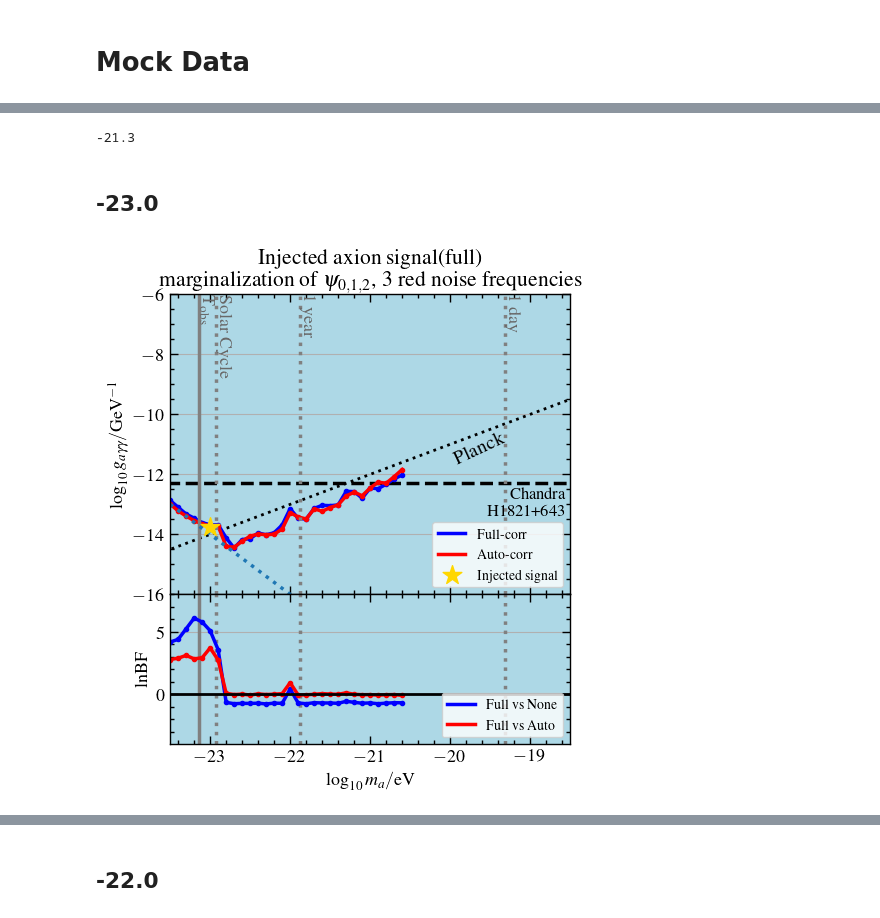
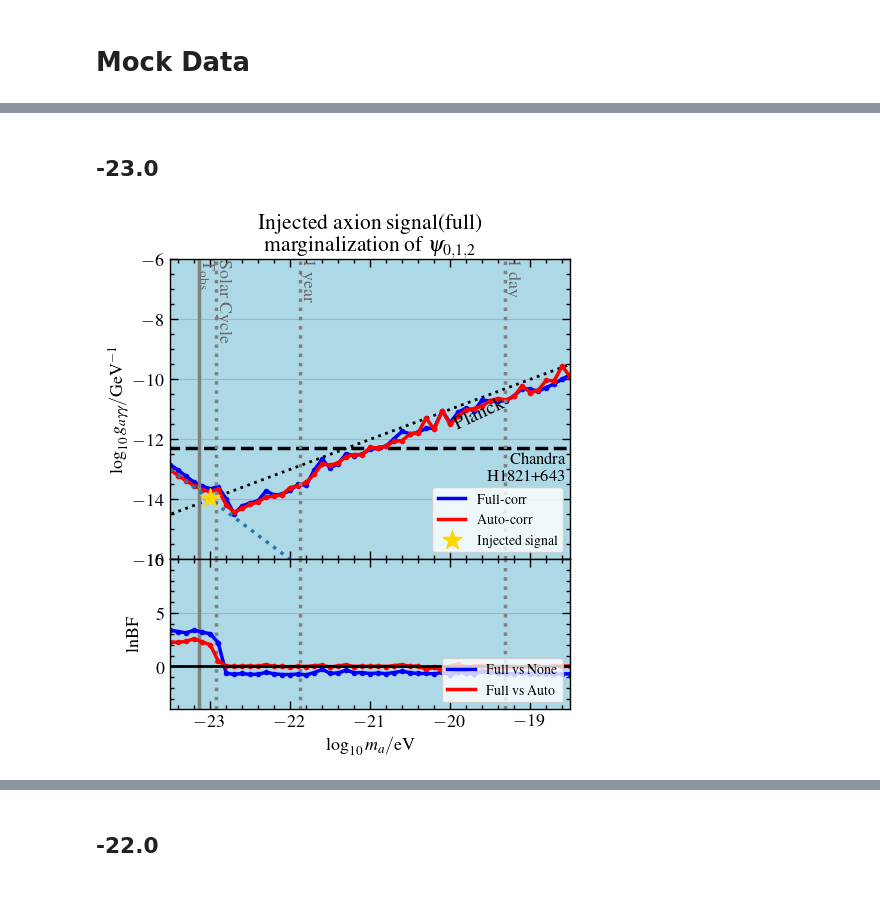
Before and after one commit to XueXiao-Physics/PPA, a Jupyter notebook: 2_Result.ipynb, the cells around one changed output, grey strips where cells are left out. Saved outputs shown, nothing was run; the diff lists cells and outputs as text; code cells hidden in the pictures.

```diff
--- a/2_Result.ipynb
+++ b/2_Result.ipynb
@@ -138,7 +138,7 @@ def make_bf_plot(ax,l10ma,lbf_af,lbf_nf):
 
     #fig , ax = plt.subplots(figsize=(5,3))
     ymin = -4
-    ymax = 20
+    ymax = 10
     plot_timescales( ax,ymin,ymax,annotate=False)
 
     try:
@@ -539,59 +480,69 @@ array([ 0,  1,  2,  3,  4,  5,  6,  7,  8,  9, 10, 11, 29, 42])
-# %%
-l10ma[22]
-# %% [output]
--21.3
 # %% [markdown]
 ## -23.0
 # %%
 # True
 fig,axes = plt.subplots(2,1,figsize=(5,6),sharex=True,gridspec_kw={'height_ratios': [4, 2]})
 lbf_nf = None; lbf_af = None; ul_auto= None; ul_full=None;
 plt.subplots_adjust(left=0.15,
                     bottom=0.10,
                     right=0.95,
                     top=0.85,
                     wspace=0.0,
                     hspace=0.0)
 
 
-l10ma = np.arange(0,30)*0.1 -23.5
+l10ma = np.arange(0,51)*0.1 -23.5
 
 
-ul_auto = np.array([-1.247, -1.576, -1.848, -2.099, -2.317, -2.467, -2.579, -3.358,
-       -3.486, -3.386, -3.314, -3.348, -3.469, -3.552, -3.479, -3.034,
-       -3.275, -3.445, -3.204, -3.389, -3.362, -3.374, -3.175, -3.15 ,
-       -3.369, -3.212, -3.118, -3.251, -3.133, -2.995])
+ul_auto = np.array([-1.269, -1.563, -1.837, -2.103, -2.336, -2.501, -2.515, -3.142,
+       -3.489, -3.461, -3.423, -3.443, -3.369, -3.452, -3.495, -3.365,
+       -3.4  , -3.387, -3.227, -2.962, -3.116, -3.139, -3.031, -3.063,
+       -3.163, -3.026, -3.14 , -3.181, -3.118, -3.197, -3.073, -3.138,
+       -2.745, -3.227, -2.707, -3.258, -3.087, -2.977, -3.029, -3.047,
+       -2.973, -2.995, -3.145, -3.121, -2.868, -3.195, -3.218, -2.991,
+       -3.105, -2.713, -3.17 ])
 
-ul_full = np.array([-1.125, -1.454, -1.781, -2.016, -2.264, -2.437, -2.537, -3.074,
-       -3.514, -3.33 , -3.401, -3.31 , -3.471, -3.502, -3.344, -2.899,
-       -3.325, -3.448, -3.191, -3.189, -3.3  , -3.375, -3.023, -3.131,
-       -3.451, -3.214, -3.333, -3.285, -3.207, -3.178])
+ul_full = np.array([-1.097, -1.385, -1.688, -1.988, -2.21 , -2.405, -2.436, -2.941,
+       -3.535, -3.374, -3.379, -3.399, -3.173, -3.416, -3.484, -3.459,
+       -3.351, -3.492, -3.084, -2.821, -3.21 , -3.168, -2.935, -3.102,
+       -3.149, -3.087, -3.131, -3.183, -3.03 , -2.892, -3.076, -3.127,
+       -3.087, -3.182, -2.705, -3.2  , -2.952, -2.917, -3.107, -2.841,
+       -2.979, -3.085, -3.163, -3.105, -2.963, -3.079, -3.252, -3.231,
+       -3.207, -3.146, -3.106])
 
-
-axes[0].scatter(-23,l10S_to_l10ga(-2.5,-23),s=200,marker="*",color="gold",zorder=4,alpha=1,label="Injected signal")
+axes[0].scatter(-23,l10S_to_l10ga(-2.7,-23),s=200,marker="*",color="gold",zorder=4,alpha=1,label="Injected signal")
 axes[0].set_facecolor('lightblue')
 make_ul_plot(axes[0],l10ma,ul_auto,ul_full)
-axes[0].set_title("Injected axion signal(full)\n"+r"marginalization of $\psi_{0,1,2}$, 3 red noise frequencies")
+axes[0].set_title("Injected axion signal(full)\n"+r"marginalization of $\psi_{0,1,2}$")
 axes[0].plot(l10ma , -13-2*(l10ma+23.5),':')
 
 
-lbf_af = np.array([ 2.785e+00,  2.895e+00,  3.115e+00,  2.838e+00,  2.929e+00,
-        3.715e+00,  2.742e+00,  8.263e-02, -1.916e-02,  1.790e-02,
-       -5.611e-02,  3.892e-02, -1.718e-02,  1.482e-02,  5.375e-02,
-        9.312e-01, -5.362e-02, -3.660e-02,  2.021e-03,  5.851e-02,
-        2.321e-02,  3.748e-03,  1.222e-01,  5.138e-03, -2.961e-02,
-       -2.337e-02, -6.189e-02, -2.931e-02, -1.942e-02, -8.267e-02])
+lbf_af = np.array([ 2.294e+00,  2.251e+00,  2.354e+00,  2.596e+00,  2.288e+00,
+        2.044e+00,  5.288e-01,  4.083e-02,  4.254e-03,  1.689e-02,
+        4.711e-02,  1.317e-02,  1.823e-01,  1.810e-03,  7.737e-03,
+       -3.525e-02,  1.942e-02, -3.909e-03,  8.338e-02,  1.050e-01,
+       -4.707e-02,  6.227e-02,  1.480e-01, -9.809e-04,  3.684e-02,
+        2.438e-03,  4.088e-02, -2.282e-03,  8.752e-02,  1.646e-01,
+        1.820e-02,  5.231e-02, -2.773e-01, -7.316e-02, -3.608e-01,
+        4.382e-02,  2.356e-01, -9.215e-02,  6.151e-02,  7.337e-02,
+       -1.054e-01, -7.160e-02, -6.645e-02, -7.458e-02, -2.423e-02,
+        1.041e-02,  4.155e-02, -1.040e-01,  7.293e-02,  4.610e-02,
+        4.135e-02])
 
 
-lbf_nf = np.array([ 4.182,  4.402,  5.248,  6.101,  5.784,  5.093,  3.566, -0.644,
-       -0.749, -0.722, -0.725, -0.709, -0.768, -0.704, -0.718,  0.426,
-       -0.688, -0.752, -0.669, -0.687, -0.692, -0.717, -0.555, -0.64 ,
-       -0.709, -0.687, -0.751, -0.704, -0.669, -0.675])
+
+lbf_nf = np.array([ 3.405,  3.249,  3.144,  3.391,  3.208,  3.055,  2.234, -0.633,
+       -0.729, -0.654, -0.741, -0.722, -0.543, -0.681, -0.752, -0.748,
+       -0.709, -0.776, -0.575, -0.276, -0.628, -0.613, -0.338, -0.582,
+       -0.571, -0.657, -0.616, -0.668, -0.566, -0.436, -0.584, -0.653,
+       -0.648, -0.685, -0.56 , -0.748, -0.518, -0.622, -0.693, -0.453,
+       -0.526, -0.65 , -0.657, -0.678, -0.626, -0.656, -0.708, -0.661,
+       -0.718, -0.685, -0.689])
 
 
 axes[1].set_facecolor('lightblue')
 make_bf_plot(axes[1],l10ma,lbf_af,lbf_nf)
 #plt.savefig("Figures/ul_bf_iono_10.pdf")
 plt.savefig("Figures/mock1.jpg")
 # %% [output]
-[figure, old version]
+[figure, new version]
```
Also changed, not shown: parts of 18 cells of this notebook.
